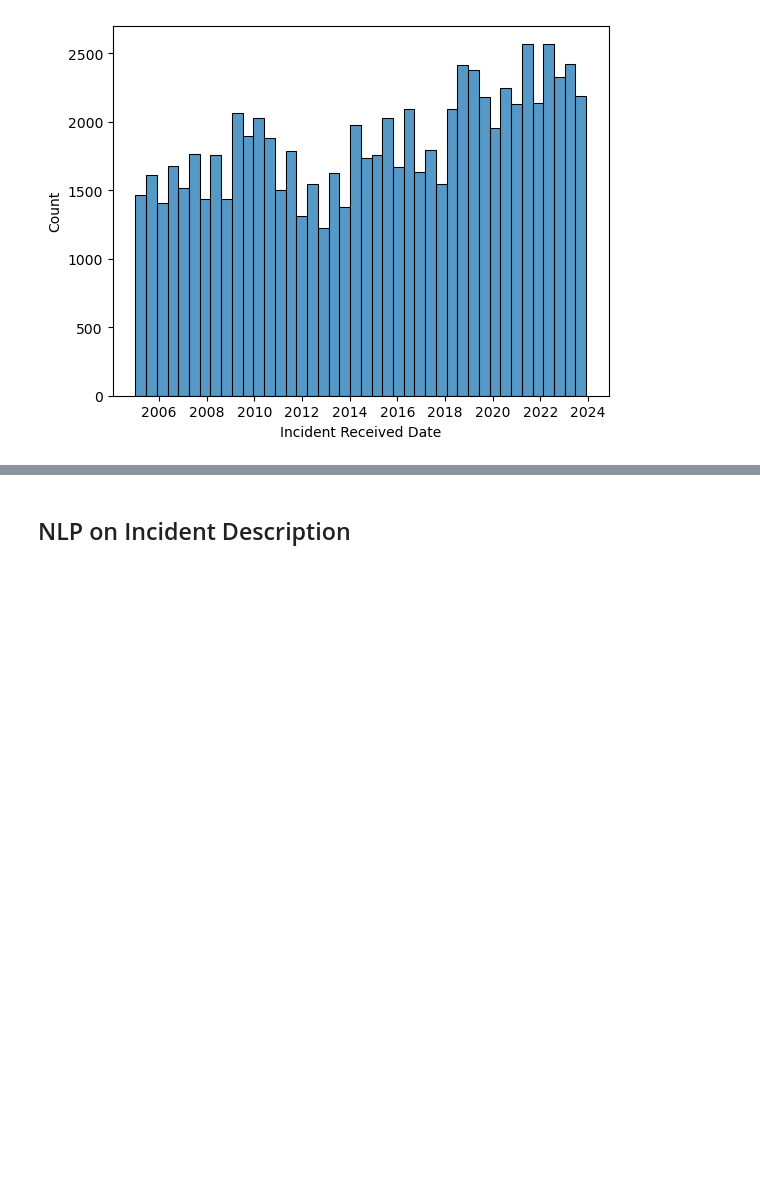
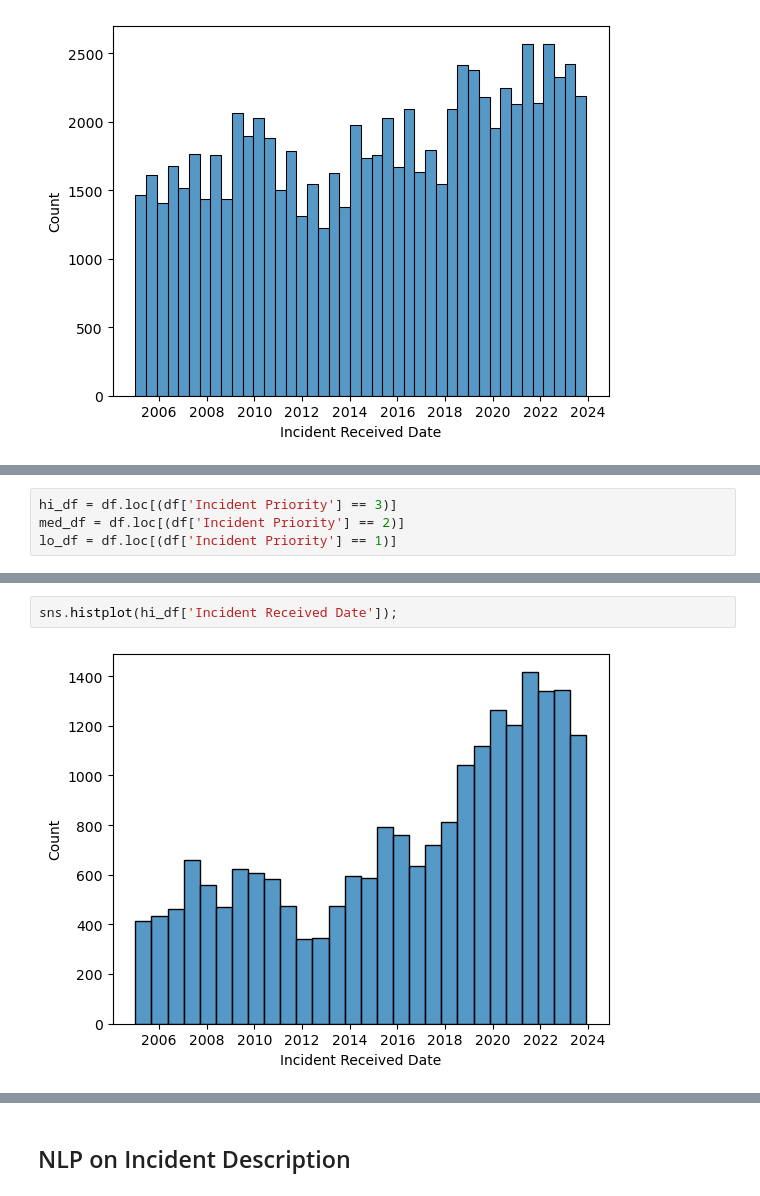
Before and after one commit to 0le-worm/NLP-texas-water-priority, a Jupyter notebook: predict_priority.ipynb, the cells around one changed output, grey strips where cells are left out. Drawn from its saved outputs; the diff is of its cells as text; blank space fills up the shorter version.

```diff
--- a/predict_priority.ipynb
+++ b/predict_priority.ipynb
@@ -396,0 +404,4 @@ sns.histplot(df['Incident Received Date']);
+# %%
+hi_df = df.loc[(df['Incident Priority'] == 3)]
+med_df = df.loc[(df['Incident Priority'] == 2)]
+lo_df = df.loc[(df['Incident Priority'] == 1)]
@@ -396,0 +417,4 @@ sns.histplot(df['Incident Received Date']);
+# %%
+sns.histplot(hi_df['Incident Received Date']);
+# %% [output]
+[figure, added]
```
Also changed, not shown: parts of 26 cells of this notebook, 3 other files.
